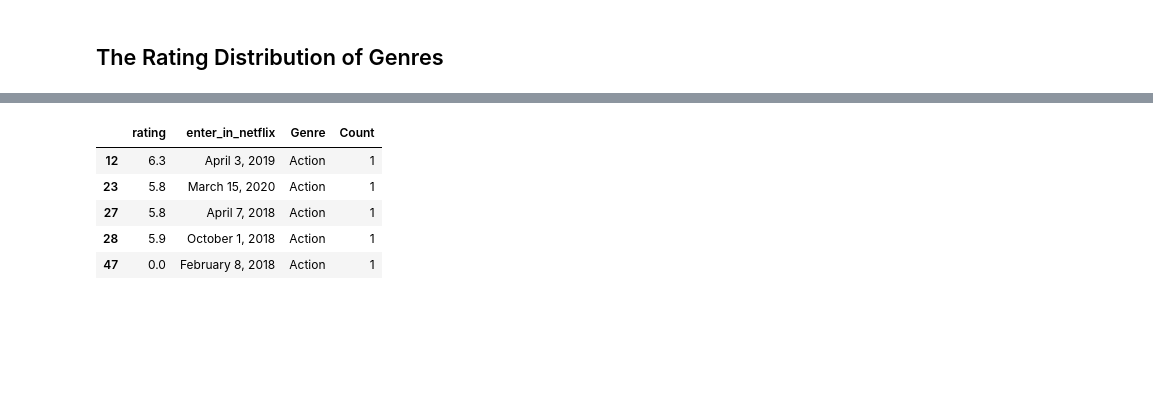
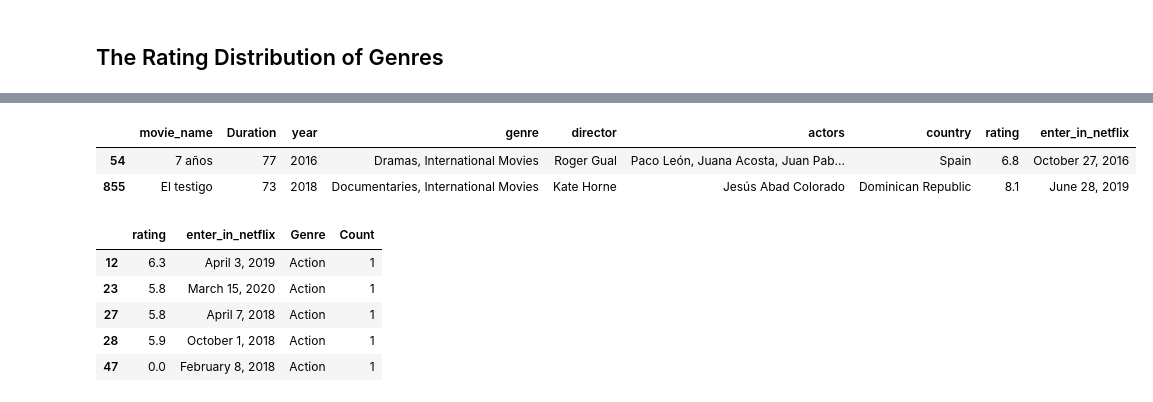
Before and after one commit to Kristian-Abad/Netflix-Movies-Project, a Jupyter notebook: Netflix_Movies.ipynb, the cells around one changed output, grey strips where cells are left out. Cells and saved outputs as stored; diff of their text form; code cells hidden in the pictures; blank space fills up the shorter version.

```diff
--- a/Netflix_Movies.ipynb
+++ b/Netflix_Movies.ipynb
@@ -504 +532,15 @@ I decided I also want the individual data points to see things like distribution
+# %%
+data_mod_5 = data.copy()
+# Updating "7 años" rating
+data_mod_5.loc[54,'rating'] = 6.8
+
+# Updating "El testigo" rating
+data_mod_5.loc[855,'rating'] = 8.1
+
+#Verifying rating updates
+data_mod_5[(data_mod_5.movie_name == '7 años') | (data_mod_5.movie_name == 'El testigo')]
+# %% [output]
+|  | movie_name | Duration | year | genre | director | actors | country | rating | enter_in_netflix |
+| 54 | 7 años | 77 | 2016 | Dramas, International Movies | Roger Gual | Paco León, Juana Acosta, Juan Pab... | Spain | 6.8 | October 27, 2016 |
+| 855 | El testigo | 73 | 2018 | Documentaries, International Movies | Kate Horne | Jesús Abad Colorado | Dominican Republic | 8.1 | June 28, 2019 |
 # %%
```
Also changed, not shown: parts of 9 cells of this notebook.
